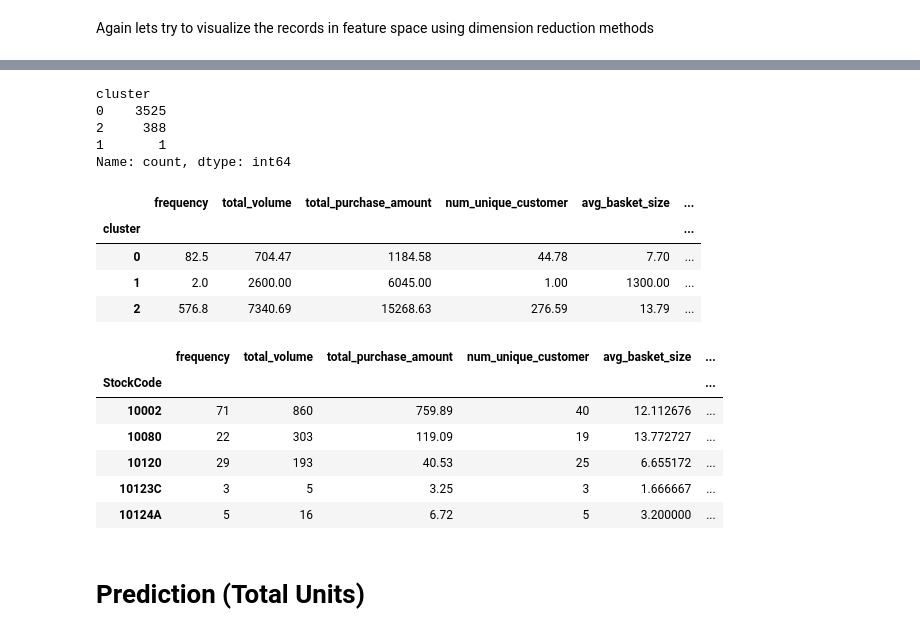
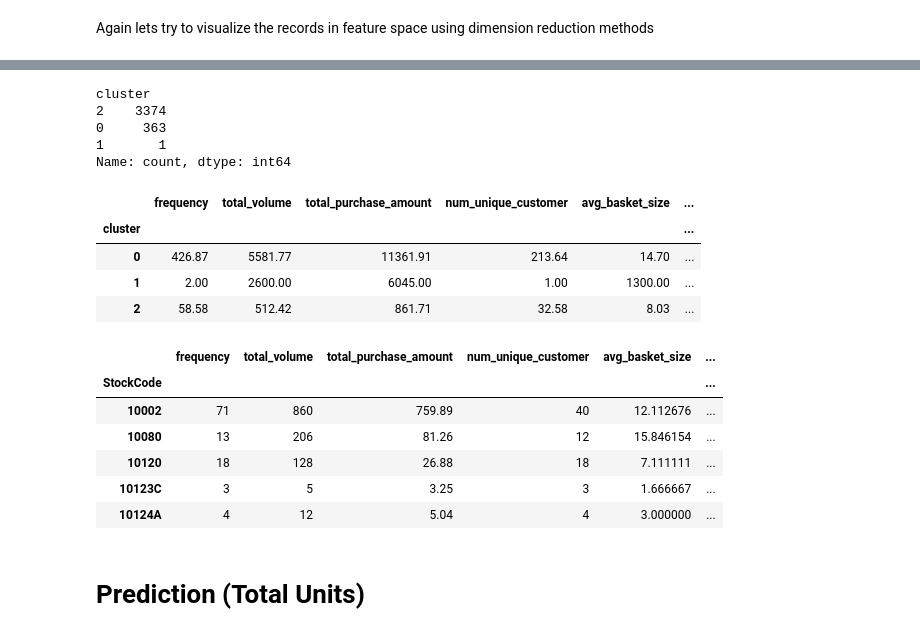
Before and after one commit to MertKir-R/E-commerce_dataset, a Jupyter notebook: ecommerce.ipynb, the cells around one changed output, grey strips where cells are left out. Saved outputs shown, nothing was run; the diff lists cells and outputs as text; code cells hidden in the pictures.

```diff
--- a/ecommerce.ipynb
+++ b/ecommerce.ipynb
@@ -853,3 +870,5 @@ data_completed_final[data_completed_final['CustomerID'].isna()]
+# %%
+clustering_data = pd.concat([val_completed_final,train_completed_final])
 # %%
 # frequency, total volume, total purchase amount (in terms of cost),
 # avg basket size (total quantity/num of purchase), avg purchase price (total price/num of purchase),
@@ -1044,7 +1063,7 @@ but because there are lots of records where customerID is missing we will not be
 # Clustering (Products)
 # %%
 product_stats = (
-    data_completed_final
+    clustering_data
     .groupby('StockCode')
     .agg(
         frequency=('InvoiceNo', 'nunique'),
@@ -1132,8 +1151,8 @@ product_stats['cluster'] = kmeans.fit_predict(X_scaled)
 product_stats.value_counts('cluster')
 # %% [output]
 cluster
-0    3525
-2     388
+2    3374
+0     363
 1       1
 Name: count, dtype: int64
 # %%
@@ -1142,24 +1161,24 @@ display(cluster_summary)
 # %% [output]
 |  | frequency | total_volume | total_purchase_amount | num_unique_customer | avg_basket_size | ... |
 | cluster |  |  |  |  |  | ... |
-| 0 | 82.5 | 704.47 | 1184.58 | 44.78 | 7.70 | ... |
-| 1 | 2.0 | 2600.00 | 6045.00 | 1.00 | 1300.00 | ... |
-| 2 | 576.8 | 7340.69 | 15268.63 | 276.59 | 13.79 | ... |
+| 0 | 426.87 | 5581.77 | 11361.91 | 213.64 | 14.70 | ... |
+| 1 | 2.00 | 2600.00 | 6045.00 | 1.00 | 1300.00 | ... |
+| 2 | 58.58 | 512.42 | 861.71 | 32.58 | 8.03 | ... |
 # %%
-cluster_map = {0: 'casual',
+cluster_map = {0: 'popular',
                1: 'casual',
-               2: 'popular'}
+               2: 'casual'}
 
 product_stats['cluster'] = product_stats['cluster'].map(cluster_map)
 product_stats.head()
 # %% [output]
 |  | frequency | total_volume | total_purchase_amount | num_unique_customer | avg_basket_size | ... |
 | StockCode |  |  |  |  |  | ... |
 | 10002 | 71 | 860 | 759.89 | 40 | 12.112676 | ... |
-| 10080 | 22 | 303 | 119.09 | 19 | 13.772727 | ... |
-| 10120 | 29 | 193 | 40.53 | 25 | 6.655172 | ... |
+| 10080 | 13 | 206 | 81.26 | 12 | 15.846154 | ... |
+| 10120 | 18 | 128 | 26.88 | 18 | 7.111111 | ... |
 | 10123C | 3 | 5 | 3.25 | 3 | 1.666667 | ... |
-| 10124A | 5 | 16 | 6.72 | 5 | 3.200000 | ... |
+| 10124A | 4 | 12 | 5.04 | 4 | 3.000000 | ... |
 # %% [markdown]
 # Prediction (Total Units)
 # %%
```
Also changed, not shown: parts of 32 cells of this notebook, 1 other file.
